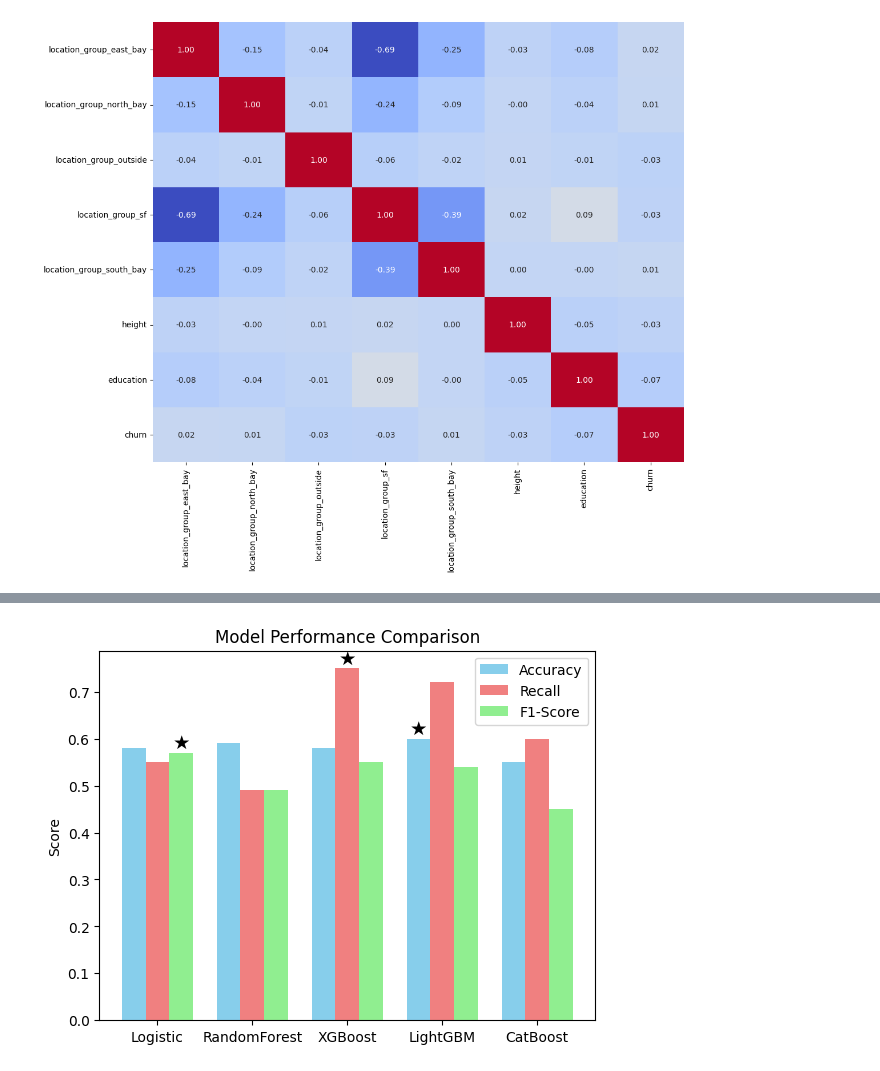
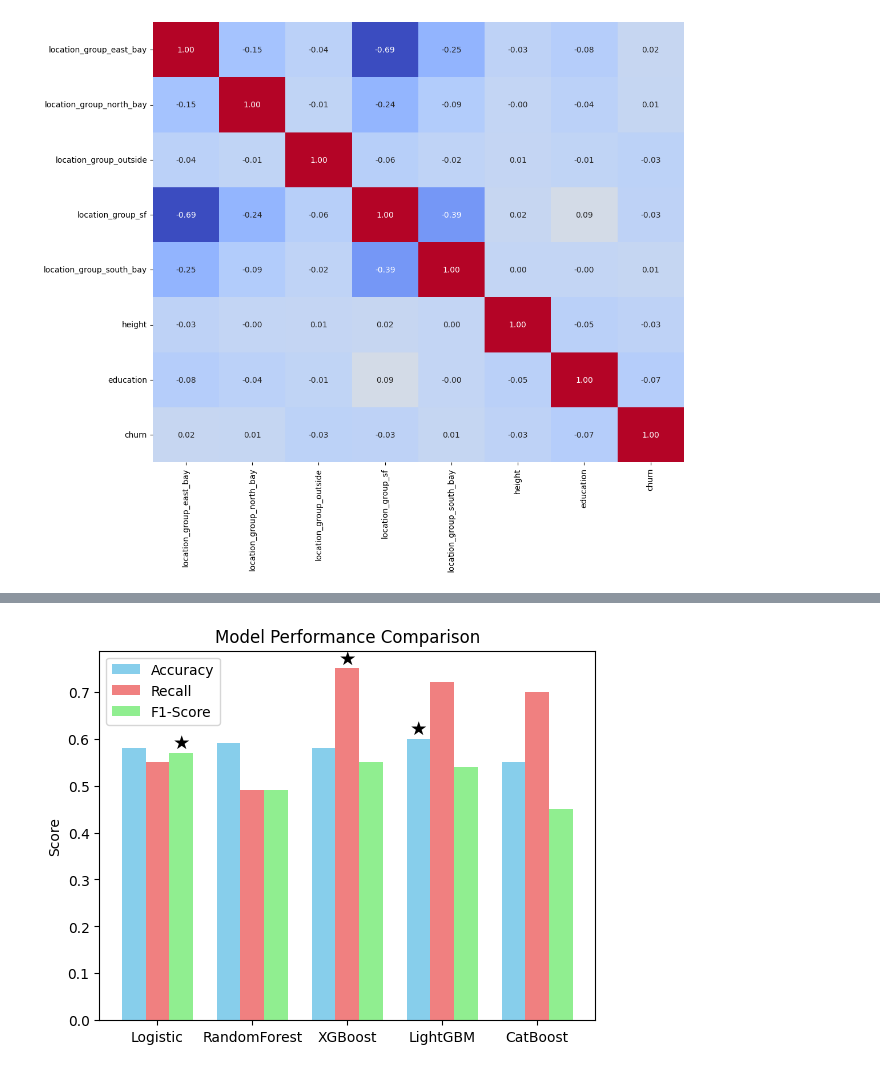
Before and after one commit to SKNETWORKS-FAMILY-AICAMP/SKN24-2nd-2Team, a Jupyter notebook: src/eda.ipynb, the cells around one changed output, grey strips where cells are left out. Saved outputs shown, nothing was run; the diff lists cells and outputs as text; code cells hidden in the pictures.

```diff
--- a/src/eda.ipynb
+++ b/src/eda.ipynb
@@ -124,7 +124,7 @@ import numpy as np
 # 데이터
 models = ["Logistic", "RandomForest", "XGBoost", "LightGBM", "CatBoost"]
 accuracy = [0.58, 0.59, 0.58, 0.60, 0.55]
-recall = [0.55, 0.49, 0.75, 0.72, 0.60]
+recall = [0.55, 0.49, 0.75, 0.72, 0.70]
 f1 = [0.57, 0.49, 0.55, 0.54, 0.45]
 
 x = np.arange(len(models))
@@ -132,31 +132,31 @@ width = 0.25
 
 plt.figure()
 
 bars1 = plt.bar(x - width, accuracy, width, label="Accuracy" , color='skyblue')
 bars2 = plt.bar(x, recall, width, label="Recall", color='lightcoral')
 bars3 = plt.bar(x + width, f1, width, label="F1-Score", color='lightgreen')
 
 # 최고값에 ★ 추가
 def add_star(bars, values):
     max_value = max(values)
     for bar, value in zip(bars, values):
         if value == max_value:
             plt.text(bar.get_x() + bar.get_width()/2,
                      value,
                      "★",
                      ha='center',
                      va='bottom',
                      fontsize=14)
 
 add_star(bars1, accuracy)
 add_star(bars2, recall)
 add_star(bars3, f1)
 
 plt.xticks(x, models)
 plt.ylabel("Score")
 plt.title("Model Performance Comparison")
 plt.legend()
 
 plt.show()
 # %% [output]
-[figure, old version]
+[figure, new version]
```
Also changed, not shown: parts of 1 cell of this notebook, 1 other file.
